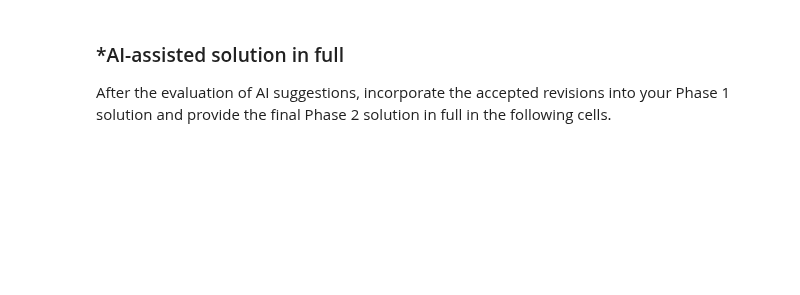
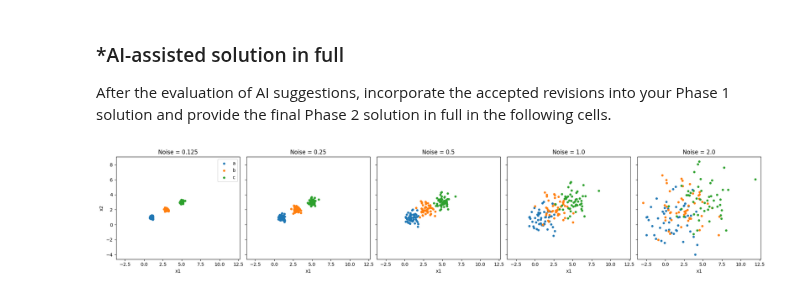
Before and after one commit to mayajdias/A04-clustering, a Jupyter notebook: notebook_(6).ipynb, the cells around one changed output. Drawn from its saved outputs; the diff is of its cells as text; code cells hidden in the pictures; blank space fills up the shorter version.

```diff
--- a/notebook_(6).ipynb
+++ b/notebook_(6).ipynb
@@ -313,3 +328,103 @@ Keep Phase 1 frozen.
 After the evaluation of AI suggestions, incorporate the accepted revisions into your Phase 1 solution and provide the final Phase 2 solution in full in the following cells.
 # %%
 # Your Phase 2 solution to the problem goes here.
+# %%
+#Q1
+
+import numpy as np
+import pandas as pd
+import matplotlib.pyplot as plt
+from sklearn.cluster import KMeans
+from sklearn.metrics import silhouette_score
+
+# Generate reproducible datasets
+def createData(noise, N=50):
+    np.random.seed(100)
+    X1 = np.array([np.random.normal(1, noise, N),
+                   np.random.normal(1, noise, N)])
+    X2 = np.array([np.random.normal(3, noise, N),
+                   np.random.normal(2, noise, N)])
+    X3 = np.array([np.random.normal(5, noise, N),
+                   np.random.normal(3, noise, N)])
+
+    return pd.concat([
+        pd.DataFrame({'x1': X1[0], 'x2': X1[1], 'group': 'a'}),
+        pd.DataFrame({'x1': X2[0], 'x2': X2[1], 'group': 'b'}),
+        pd.DataFrame({'x1': X3[0], 'x2': X3[1], 'group': 'c'})
+    ], ignore_index=True)
+
+noises = [0.125, 0.25, 0.5, 1.0, 2.0]
+dfs = {n: createData(n) for n in noises}
+ks = range(1, 11)
+
+# Scatterplots by noise level
+fig, axes = plt.subplots(1, 5, figsize=(20, 4),
+                         sharex=True, sharey=True)
+for ax, noise in zip(axes, noises):
+    for group, sub in dfs[noise].groupby('group'):
+        ax.scatter(sub['x1'], sub['x2'], label=group, s=15)
+    ax.set_title(f'Noise = {noise}')
+    ax.set_xlabel('x1')
+axes[0].set_ylabel('x2')
+axes[0].legend()
+plt.tight_layout()
+plt.show()
+
+# Scree plots and silhouette scores
+sse = {}
+silhouettes = {}
+
+for noise, data in dfs.items():
+    X = data[['x1', 'x2']]
+    sse[noise] = []
+    silhouettes[noise] = []
+
+    for k in ks:
+        model = KMeans(n_clusters=k, n_init=20,
+                       random_state=0).fit(X)
+        sse[noise].append(model.inertia_)
+
+        if k >= 2:
+            silhouettes[noise].append(
+                silhouette_score(X, model.labels_)
+            )
+
+# Raw SSE
+plt.figure(figsize=(8, 5))
+for noise in noises:
+    plt.plot(ks, sse[noise], marker='o',
+             label=f'Noise = {noise}')
+plt.xlabel('Number of clusters (k)')
+plt.ylabel('Within-cluster SSE')
+plt.title('Scree plots at different noise levels')
+plt.legend()
+plt.show()
+
+# Relative SSE: comparable vertical scale
+plt.figure(figsize=(8, 5))
+for noise in noises:
+    plt.plot(ks, np.array(sse[noise]) / sse[noise][0],
+             marker='o', label=f'Noise = {noise}')
+plt.xlabel('Number of clusters (k)')
+plt.ylabel('SSE / SSE at k=1')
+plt.title('Normalized scree plots')
+plt.legend()
+plt.show()
+
+# Silhouette scores
+plt.figure(figsize=(8, 5))
+for noise in noises:
+    plt.plot(list(range(2, 11)), silhouettes[noise],
+             marker='o', label=f'Noise = {noise}')
+plt.xlabel('Number of clusters (k)')
+plt.ylabel('Silhouette score')
+plt.title('Cluster separation by noise level')
+plt.legend()
+plt.show()
+
+for noise in noises:
+    print(f'Noise {noise}:')
+    for k in [2, 3, 4]:
+        print(f'  k={k}, SSE={sse[noise][k-1]:.2f}')
+# %% [output]
+[figure, added]
```
Also changed, not shown: parts of 12 cells of this notebook.
